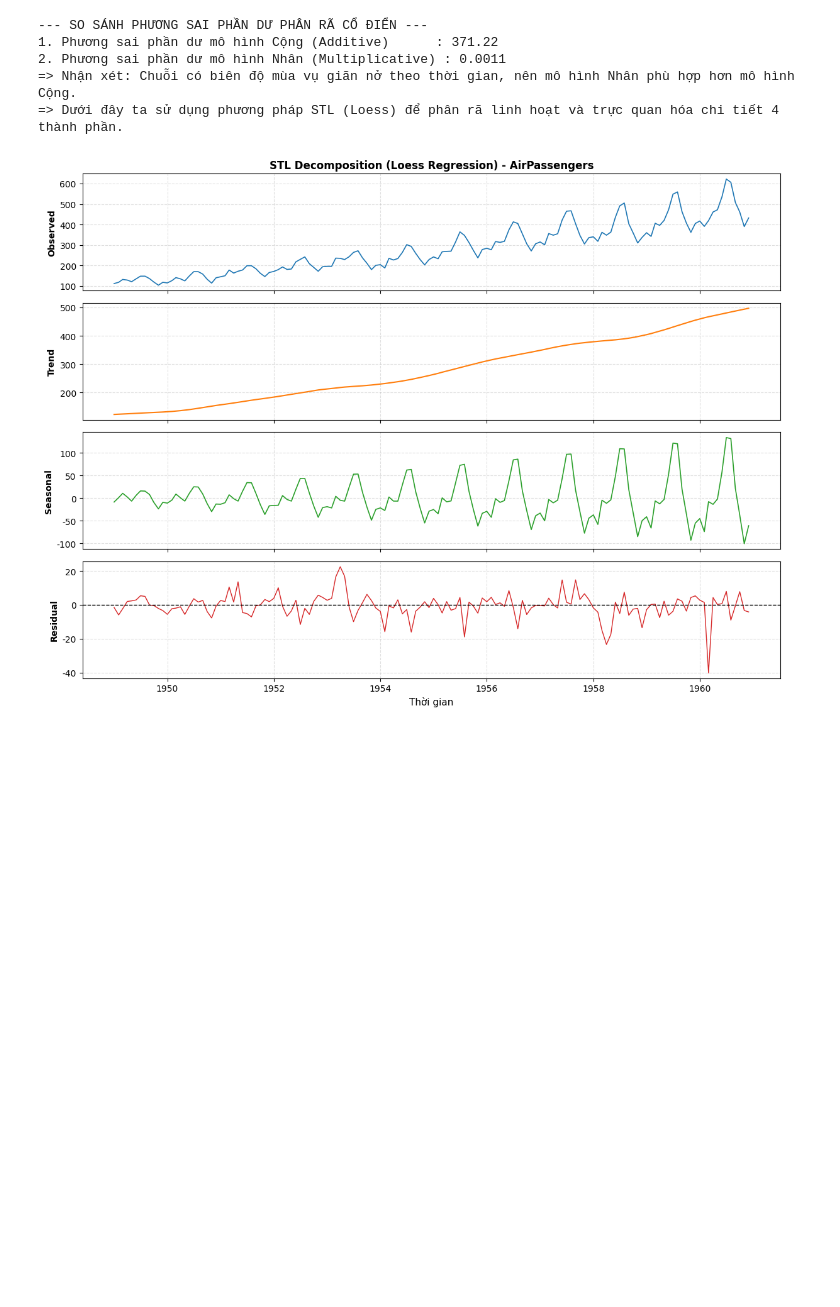
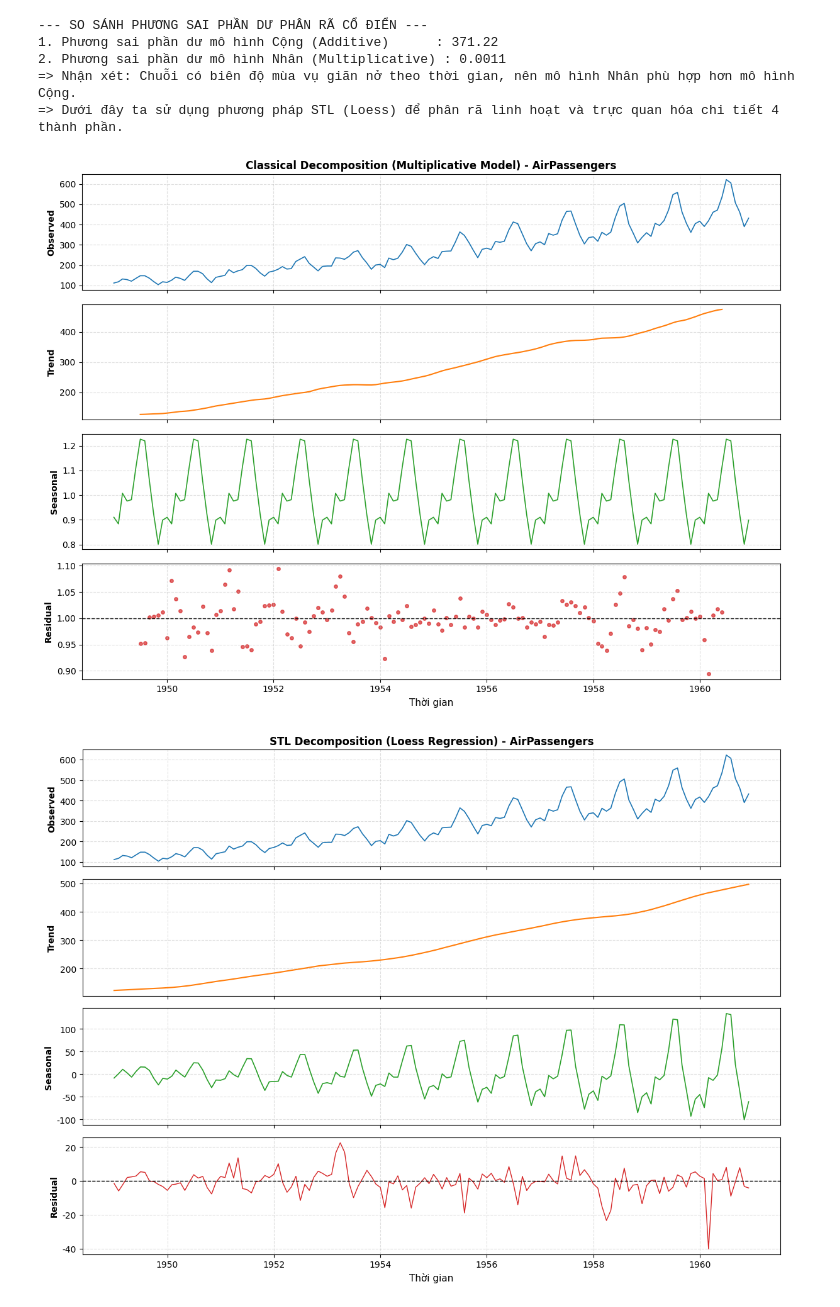
Before and after one commit to OrangkillEmily/Lab_TimeSeries, a Jupyter notebook: notebooks/lab01/Lab01_TimeSeries.ipynb, the cells around one changed output. Drawn from its saved outputs; the diff is of its cells as text; code cells hidden in the pictures; blank space fills up the shorter version.

```diff
--- a/notebooks/lab01/Lab01_TimeSeries.ipynb
+++ b/notebooks/lab01/Lab01_TimeSeries.ipynb
@@ -299,6 +251,20 @@ print("=> Dưới đây ta sử dụng phương pháp STL (Loess) để phân r
 2. Phương sai phần dư mô hình Nhân (Multiplicative) : 0.0011
 => Nhận xét: Chuỗi có biên độ mùa vụ giãn nở theo thời gian, nên mô hình Nhân phù hợp hơn mô hình Cộng.
 => Dưới đây ta sử dụng phương pháp STL (Loess) để phân rã linh hoạt và trực quan hóa chi tiết 4 thành phần.
+# %%
+from statsmodels.tsa.seasonal import seasonal_decompose
+from src.lab01_utils.decomposition import plot_decomposition
+
+decomp_add = seasonal_decompose(ts, model="additive", period=12)
+decomp_mul = seasonal_decompose(ts, model="multiplicative", period=12)
+
+plot_decomposition(
+    result=decomp_mul,
+    title="Classical Decomposition (Multiplicative Model) - AirPassengers",
+    is_multiplicative=True
+)
+# %% [output]
+[figure, added]
 # %%
 # --- PHẦN 2: PHÂN RÃ STL (SEASONAL AND TREND DECOMPOSITION USING LOESS) ---
 # Phân rã STL
```
Also changed, not shown: parts of 17 cells of this notebook, 3 other files.
